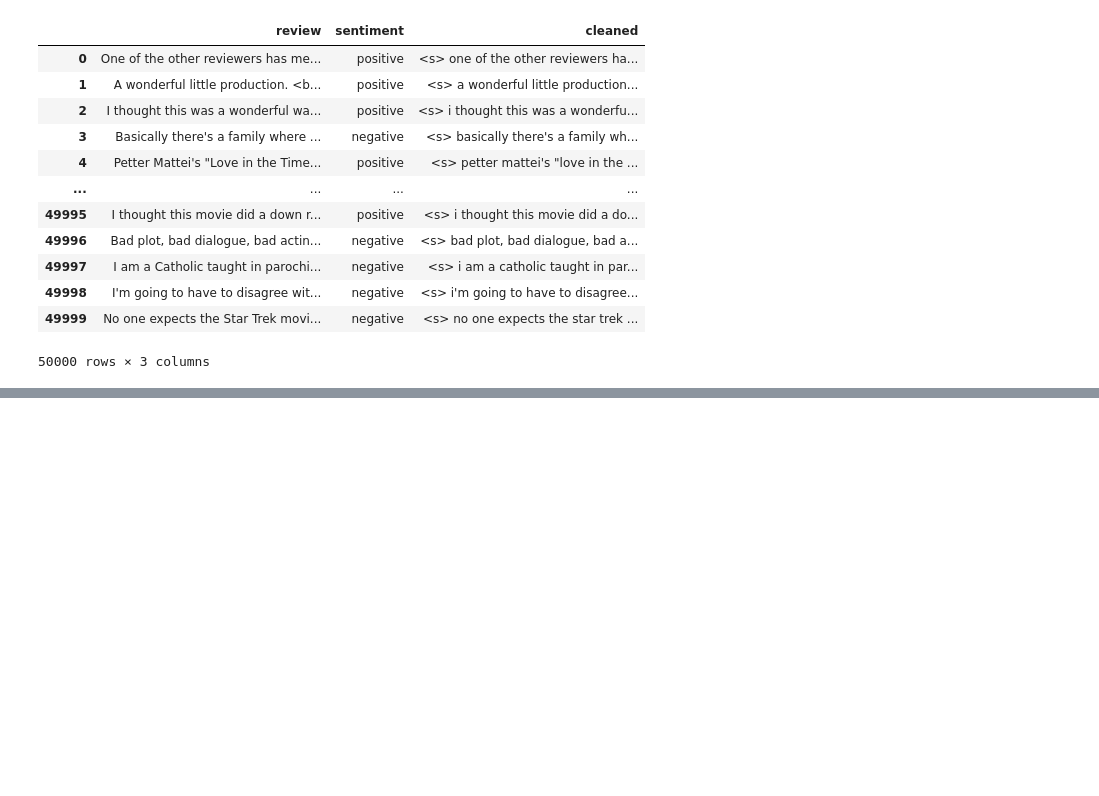
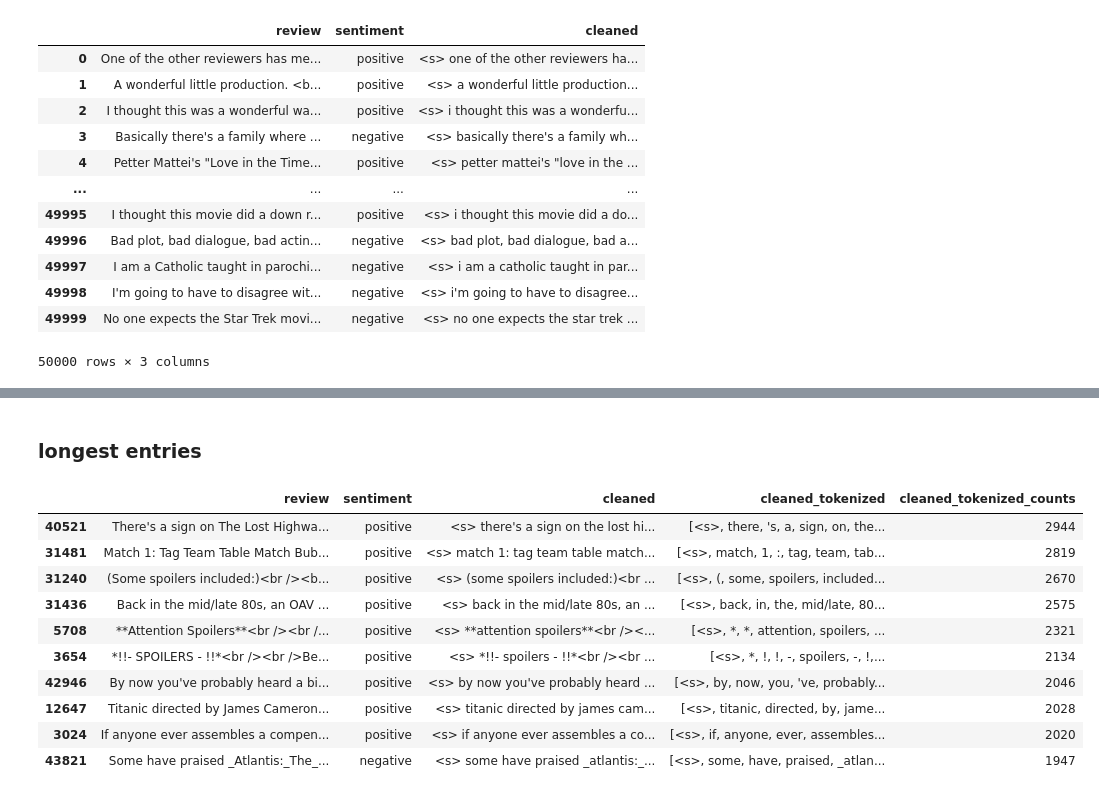
Before and after one commit to jeanmaxcacacho/nlp_lab2, a Jupyter notebook: create_dataset.ipynb, the cells around one changed output, grey strips where cells are left out. Cells and saved outputs as stored; diff of their text form; code cells hidden in the pictures; blank space fills up the shorter version.

```diff
--- a/create_dataset.ipynb
+++ b/create_dataset.ipynb
@@ -90,0 +134,17 @@ reviews_as_table
+# %% [markdown]
+### longest entries
+# %%
+longest_to_shortest = reviews_as_table.sort_values(by='cleaned_tokenized_counts', ascending=False)
+longest_to_shortest.head(10)
+# %% [output]
+|  | review | sentiment | cleaned | cleaned_tokenized | cleaned_tokenized_counts |
+| 40521 | There's a sign on The Lost Highwa... | positive | <s> there's a sign on the lost hi... | [<s>, there, 's, a, sign, on, the... | 2944 |
+| 31481 | Match 1: Tag Team Table Match Bub... | positive | <s> match 1: tag team table match... | [<s>, match, 1, :, tag, team, tab... | 2819 |
+| 31240 | (Some spoilers included:)<br /><b... | positive | <s> (some spoilers included:)<br ... | [<s>, (, some, spoilers, included... | 2670 |
+| 31436 | Back in the mid/late 80s, an OAV ... | positive | <s> back in the mid/late 80s, an ... | [<s>, back, in, the, mid/late, 80... | 2575 |
+| 5708 | **Attention Spoilers**<br /><br /... | positive | <s> **attention spoilers**<br /><... | [<s>, *, *, attention, spoilers, ... | 2321 |
+| 3654 | *!!- SPOILERS - !!*<br /><br />Be... | positive | <s> *!!- spoilers - !!*<br /><br ... | [<s>, *, !, !, -, spoilers, -, !,... | 2134 |
+| 42946 | By now you've probably heard a bi... | positive | <s> by now you've probably heard ... | [<s>, by, now, you, 've, probably... | 2046 |
+| 12647 | Titanic directed by James Cameron... | positive | <s> titanic directed by james cam... | [<s>, titanic, directed, by, jame... | 2028 |
+| 3024 | If anyone ever assembles a compen... | positive | <s> if anyone ever assembles a co... | [<s>, if, anyone, ever, assembles... | 2020 |
+| 43821 | Some have praised _Atlantis:_The_... | negative | <s> some have praised _atlantis:_... | [<s>, some, have, praised, _atlan... | 1947 |
```
Also changed, not shown: parts of 13 cells of this notebook.
